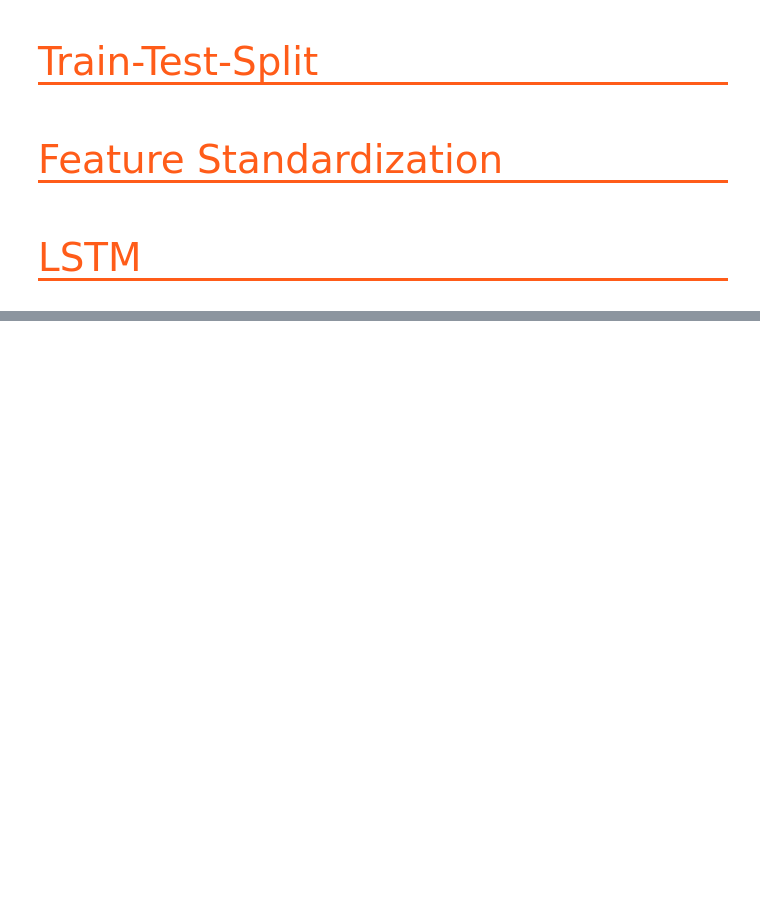
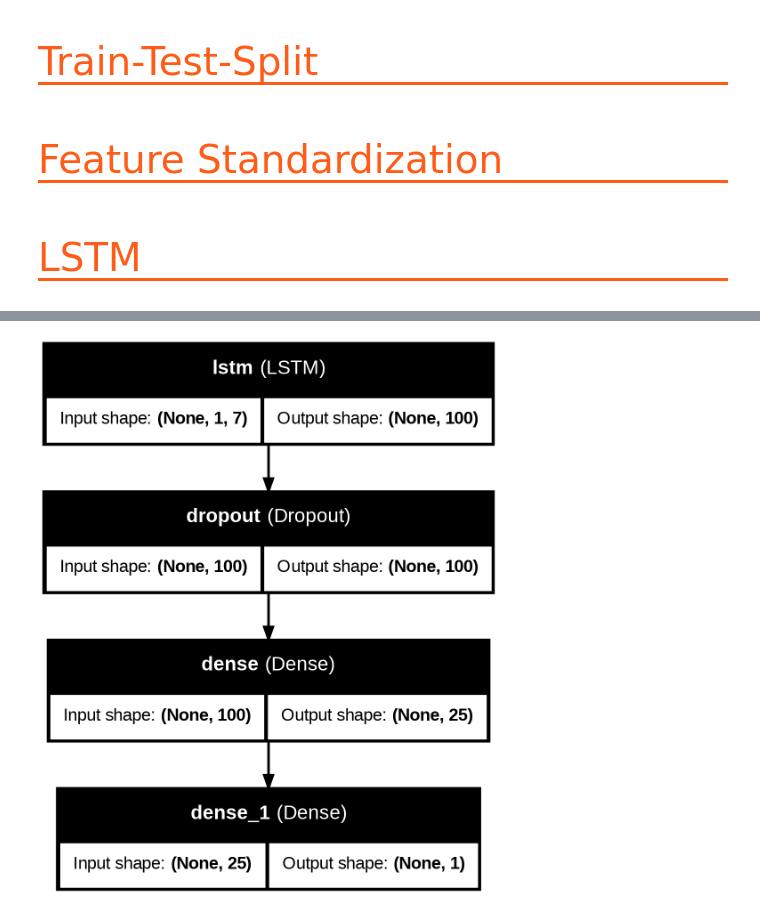
Before and after one commit to WeyoriJoshua/Projects, a Jupyter notebook: DIABETES_PREDICTION_LSTM.ipynb, the cells around one changed output, grey strips where cells are left out. Cells and saved outputs as stored; diff of their text form; code cells hidden in the pictures; blank space fills up the shorter version.

```diff
--- a/DIABETES_PREDICTION_LSTM.ipynb
+++ b/DIABETES_PREDICTION_LSTM.ipynb
@@ -313,0 +376,6 @@ plt.show()
+# %%
+from tensorflow.keras.utils import plot_model
+
+plot_model(lstm_model, to_file='lstm_model_plot.png', show_shapes=True, show_layer_names=True)
+# %% [output]
+[figure, added]
```
Also changed, not shown: parts of 21 cells of this notebook.
